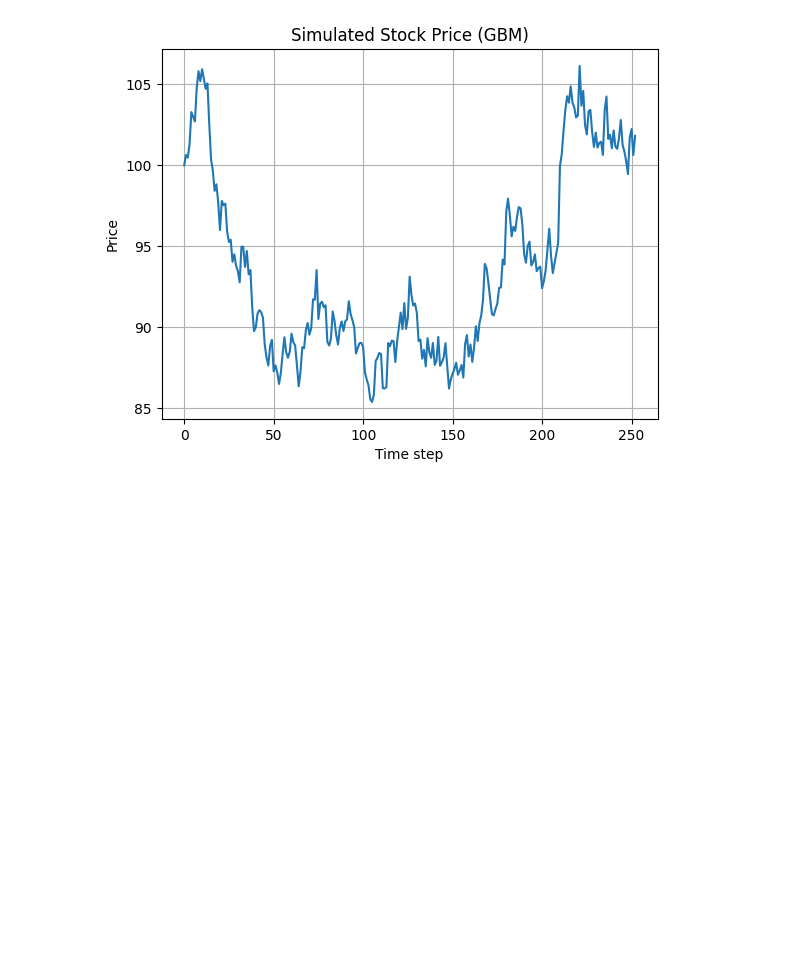
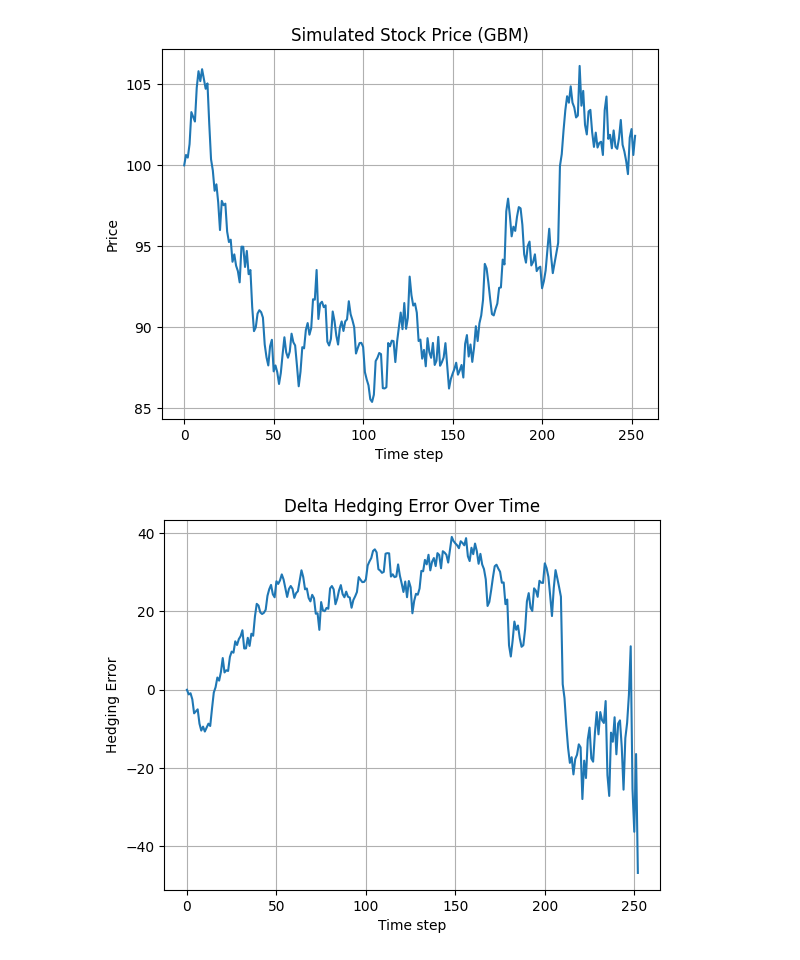
Before and after one commit to Niranjan20061907/rl-derivative-hedging, a Jupyter notebook: notebooks/data_exploration.ipynb, the cells around one changed output. Saved outputs shown, nothing was run; the diff lists cells and outputs as text; code cells hidden in the pictures; blank space fills up the shorter version.

```diff
--- a/notebooks/data_exploration.ipynb
+++ b/notebooks/data_exploration.ipynb
@@ -93,3 +93,36 @@ plt.grid(True)
 plt.show()
 # %% [output]
 [figure]
+# %%
+from simulator.gbm import simulate_gbm
+from benchmarks.delta_hedging import delta_hedge
+import matplotlib.pyplot as plt
+
+# Simulate stock prices
+prices = simulate_gbm(
+    S0=100,
+    mu=0.05,
+    sigma=0.2,
+    T=1.0,
+    steps=252,
+    seed=42
+)
+
+# Run delta hedging
+result = delta_hedge(
+    prices=prices,
+    K=100,
+    r=0.05,
+    sigma=0.2,
+    T=1.0
+)
+
+# Plot hedging error
+plt.plot(result["hedging_error"])
+plt.title("Delta Hedging Error Over Time")
+plt.xlabel("Time step")
+plt.ylabel("Hedging Error")
+plt.grid(True)
+plt.show()
+# %% [output]
+[figure, added]
```
Also changed, not shown: parts of 2 cells of this notebook, 4 other files.
